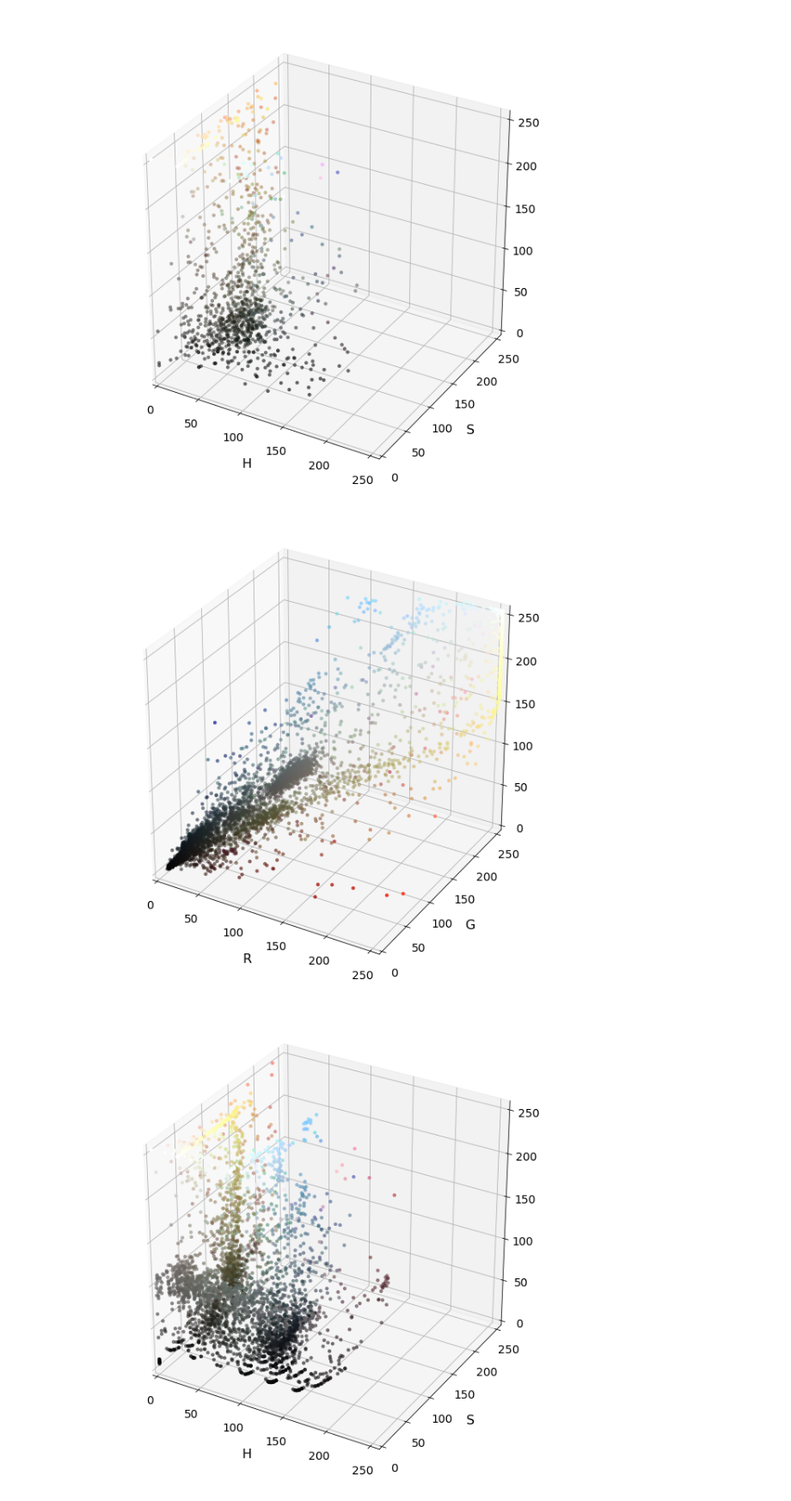
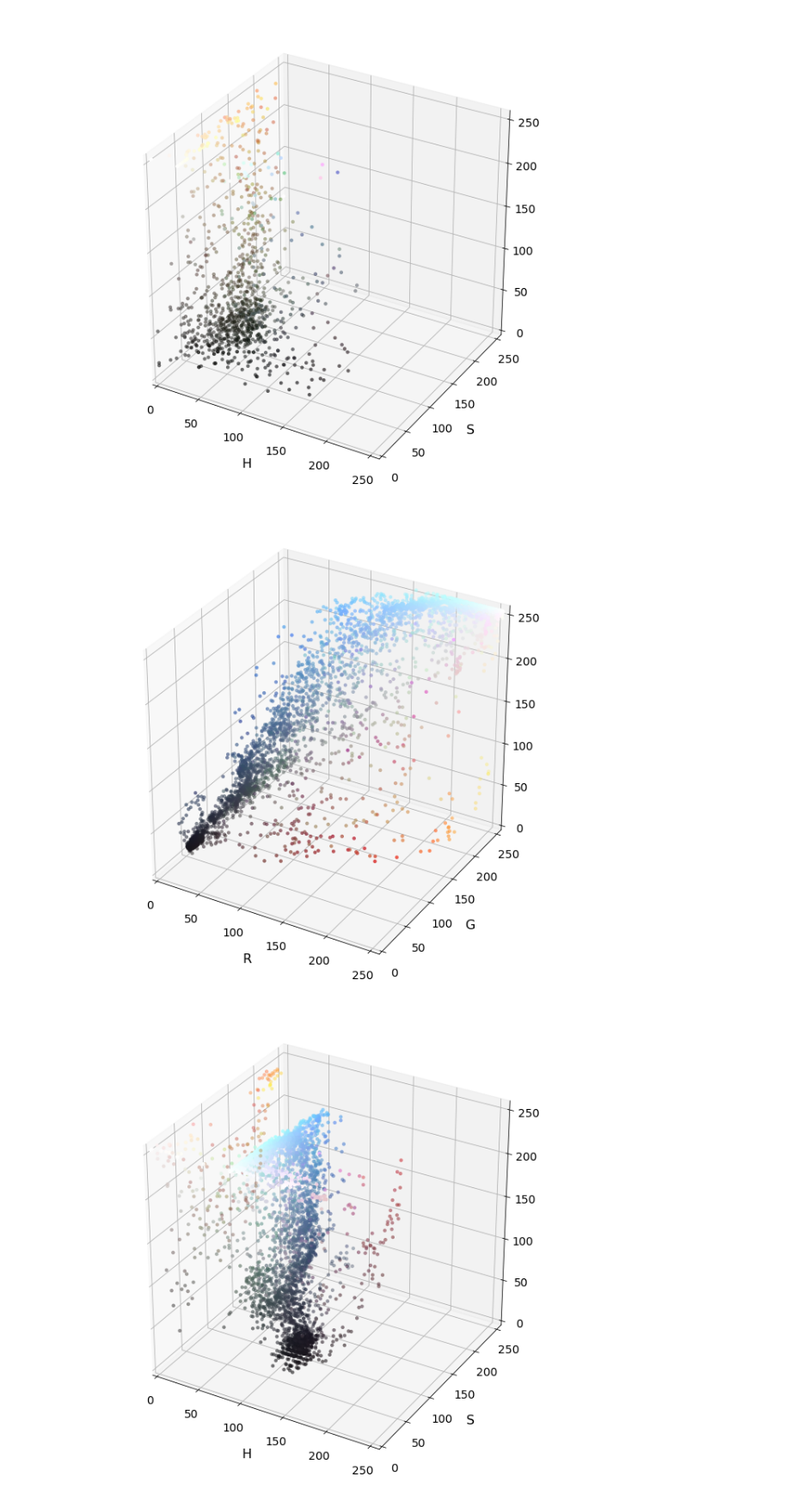
Before and after one commit to prateeksawhney97/Exploring-Color-Spaces, a Jupyter notebook: color_space.ipynb, the cells around one changed output. Shown at 86% size. Drawn from its saved outputs; the diff is of its cells as text; code cells hidden in the pictures.

Commit message:
adding plots for image 31

```diff
--- a/color_space.ipynb
+++ b/color_space.ipynb
@@ -77,23 +77,23 @@ plt.show()
 [figure]
 # %%
 # Read a color image
-img = cv2.imread("25.png")
+img = cv2.imread("31.png")
 
 # Select a small fraction of pixels to plot by subsampling it
 scale = max(img.shape[0], img.shape[1], 64) / 64  # at most 64 rows and columns
 img_small = cv2.resize(img, (np.int(img.shape[1] / scale), np.int(img.shape[0] / scale)), interpolation=cv2.INTER_NEAREST)
 
 # Convert subsampled image to desired color space(s)
 img_small_RGB = cv2.cvtColor(img_small, cv2.COLOR_BGR2RGB)  # OpenCV uses BGR, matplotlib likes RGB
 img_small_HSV = cv2.cvtColor(img_small, cv2.COLOR_BGR2HSV)
 img_small_rgb = img_small_RGB / 255.  # scaled to [0, 1], only for plotting
 
 # Plot and show
 plot3d(img_small_RGB, img_small_rgb)
 plt.show()
 
 plot3d(img_small_HSV, img_small_rgb, axis_labels=list("HSV"))
 plt.show()
 # %% [output]
-[figure, old version]
+[figure, new version]
-[figure, old version]
+[figure, new version]
```
Also changed, not shown: 2 other files.
